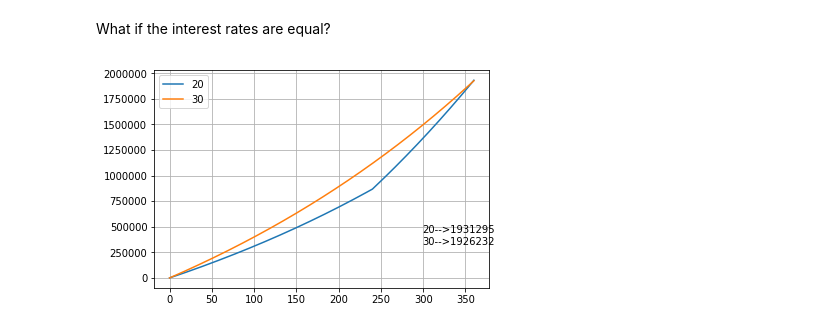
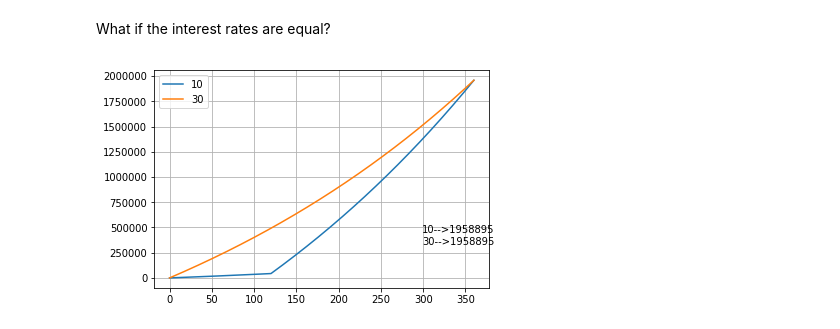
Before and after one commit to shockingpants/finanpy, a Jupyter notebook: Amortization.ipynb, the cells around one changed output. Drawn from its saved outputs; the diff is of its cells as text; code cells hidden in the pictures.

```diff
--- a/Amortization.ipynb
+++ b/Amortization.ipynb
@@ -193,11 +193,11 @@ plotsave(sav,y1,y2)
 # %% [markdown]
 What if the interest rates are equal?
 # %%
-y1,y2=20,30
-sav=fp.mortgage_invest(600000, 6000, 0.025, 0.026, y1,y2)
+y1,y2=10,30
+sav=fp.mortgage_invest(600000, 6000, 0.026, 0.026, y1,y2)
 plotsave(sav,y1,y2)
 # %% [output]
-[figure, old version]
+[figure, new version]
 # %% [markdown]
 Here are a few takeaways:
 * If the loan and savings interest rates are equal, you end up saving the
```
Also changed, not shown: parts of 4 cells of this notebook, 2 other files.
